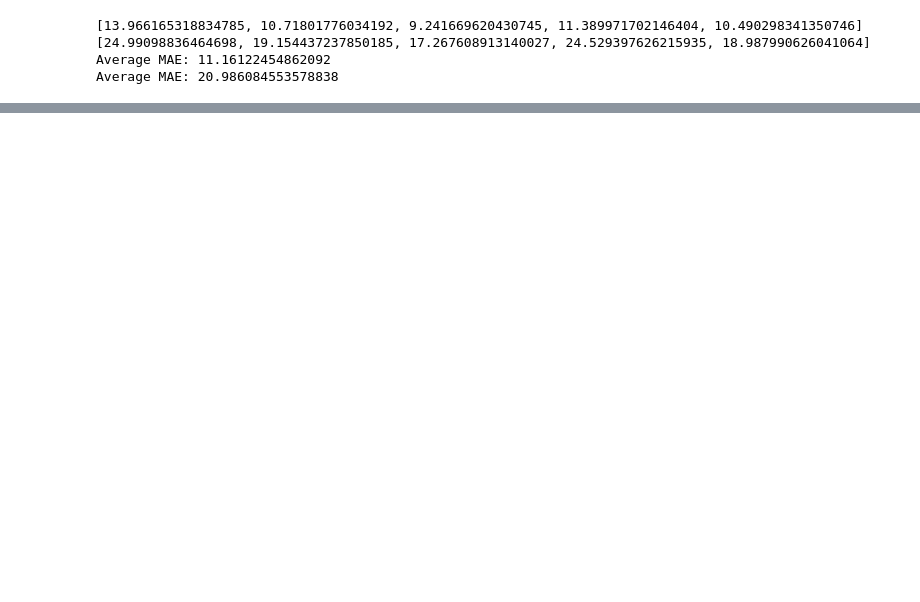
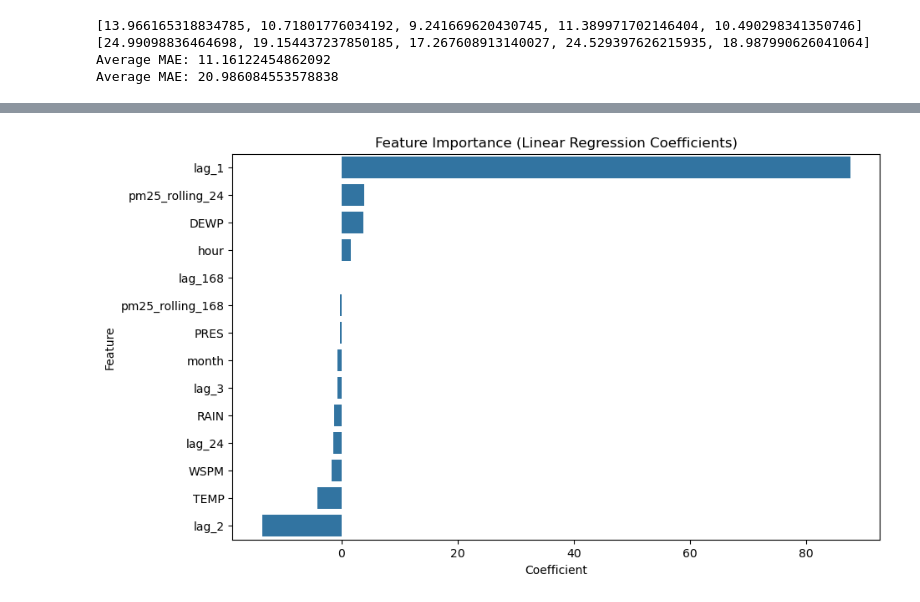
Before and after one commit to alinazir105/AQI-Forecasting-System, a Jupyter notebook: notebook.ipynb, the cells around one changed output, grey strips where cells are left out. Cells and saved outputs as stored; diff of their text form; code cells hidden in the pictures; blank space fills up the shorter version.

```diff
--- a/notebook.ipynb
+++ b/notebook.ipynb
@@ -650,0 +759,12 @@ After tuning, Random Forest improved over the initial untuned version, but it st
+# %%
+coefficients = lr_pipe.named_steps['model'].coef_
+
+feature_names = X.columns
+
+coef_df = pd.DataFrame({
+    'Feature': feature_names,
+    'Coefficient': coefficients
+})
+
+coef_df = coef_df.sort_values(by='Coefficient', ascending=False)
+coef_df
@@ -650,0 +787,7 @@ After tuning, Random Forest improved over the initial untuned version, but it st
+# %%
+plt.figure(figsize=(10,6))
+sns.barplot(data=coef_df, x='Coefficient', y='Feature')
+plt.title('Feature Importance (Linear Regression Coefficients)')
+plt.show()
+# %% [output]
+[figure, added]
```
Also changed, not shown: parts of 30 cells of this notebook, 2 other files.
